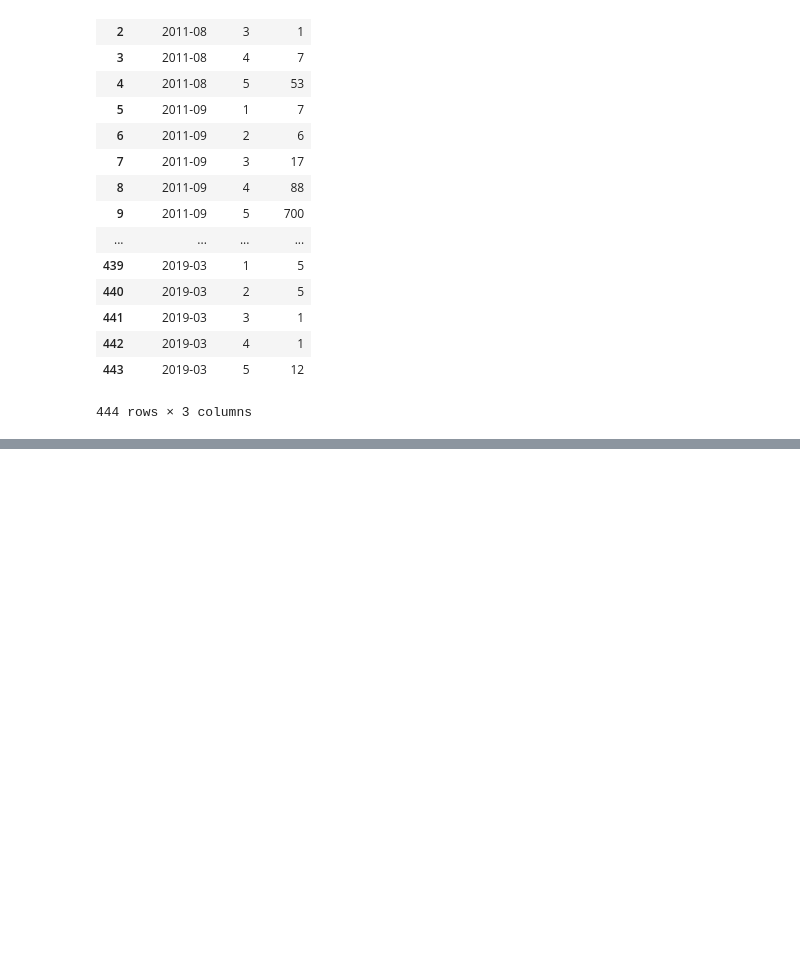
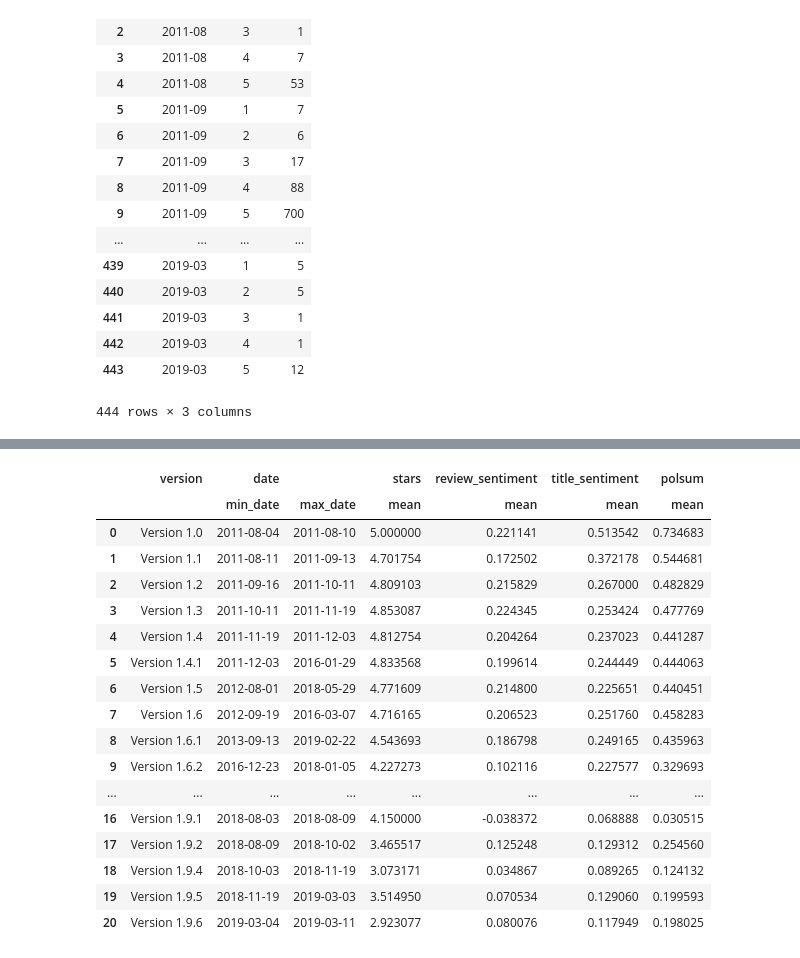
Before and after one commit to samroon2/app_rating_predictions, a Jupyter notebook: eda.ipynb, the cells around one changed output, grey strips where cells are left out. Cells and saved outputs as stored; diff of their text form; code cells hidden in the pictures; blank space fills up the shorter version.

```diff
--- a/eda.ipynb
+++ b/eda.ipynb
@@ -175,0 +200,23 @@ BokehUserWarning: ColumnDataSource's columns must be of the same length. Current
+# %%
+import numpy as np
+df.groupby(['version']).agg({'date': {'min_date':np.min, 'max_date':np.max}, 'stars':np.mean, 'review_sentiment':np.mean,
+                             'title_sentiment':np.mean,'polsum':np.mean}).reset_index()
+# %% [output]
+|  | version | date |  | stars | review_sentiment | title_sentiment | polsum |
+|  |  | min_date | max_date | mean | mean | mean | mean |
+| 0 | Version 1.0 | 2011-08-04 | 2011-08-10 | 5.000000 | 0.221141 | 0.513542 | 0.734683 |
+| 1 | Version 1.1 | 2011-08-11 | 2011-09-13 | 4.701754 | 0.172502 | 0.372178 | 0.544681 |
+| 2 | Version 1.2 | 2011-09-16 | 2011-10-11 | 4.809103 | 0.215829 | 0.267000 | 0.482829 |
+| 3 | Version 1.3 | 2011-10-11 | 2011-11-19 | 4.853087 | 0.224345 | 0.253424 | 0.477769 |
+| 4 | Version 1.4 | 2011-11-19 | 2011-12-03 | 4.812754 | 0.204264 | 0.237023 | 0.441287 |
+| 5 | Version 1.4.1 | 2011-12-03 | 2016-01-29 | 4.833568 | 0.199614 | 0.244449 | 0.444063 |
+| 6 | Version 1.5 | 2012-08-01 | 2018-05-29 | 4.771609 | 0.214800 | 0.225651 | 0.440451 |
+| 7 | Version 1.6 | 2012-09-19 | 2016-03-07 | 4.716165 | 0.206523 | 0.251760 | 0.458283 |
+| 8 | Version 1.6.1 | 2013-09-13 | 2019-02-22 | 4.543693 | 0.186798 | 0.249165 | 0.435963 |
+| 9 | Version 1.6.2 | 2016-12-23 | 2018-01-05 | 4.227273 | 0.102116 | 0.227577 | 0.329693 |
+| ... | ... | ... | ... | ... | ... | ... | ... |
+| 16 | Version 1.9.1 | 2018-08-03 | 2018-08-09 | 4.150000 | -0.038372 | 0.068888 | 0.030515 |
+| 17 | Version 1.9.2 | 2018-08-09 | 2018-10-02 | 3.465517 | 0.125248 | 0.129312 | 0.254560 |
+| 18 | Version 1.9.4 | 2018-10-03 | 2018-11-19 | 3.073171 | 0.034867 | 0.089265 | 0.124132 |
+| 19 | Version 1.9.5 | 2018-11-19 | 2019-03-03 | 3.514950 | 0.070534 | 0.129060 | 0.199593 |
+| 20 | Version 1.9.6 | 2019-03-04 | 2019-03-11 | 2.923077 | 0.080076 | 0.117949 | 0.198025 |
```
Also changed, not shown: parts of 2 cells of this notebook.
